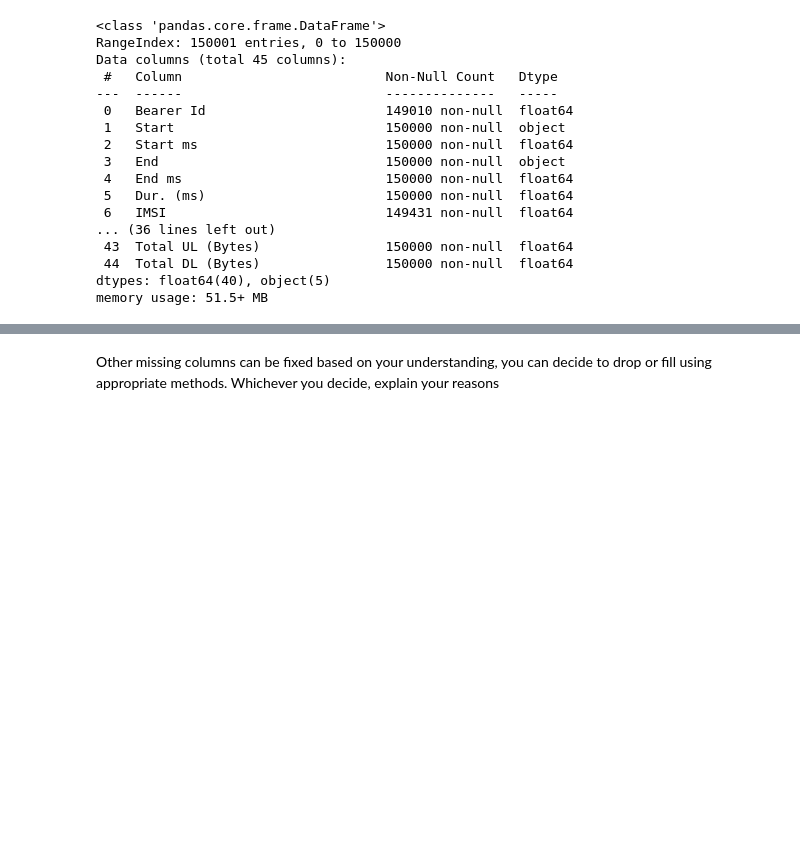
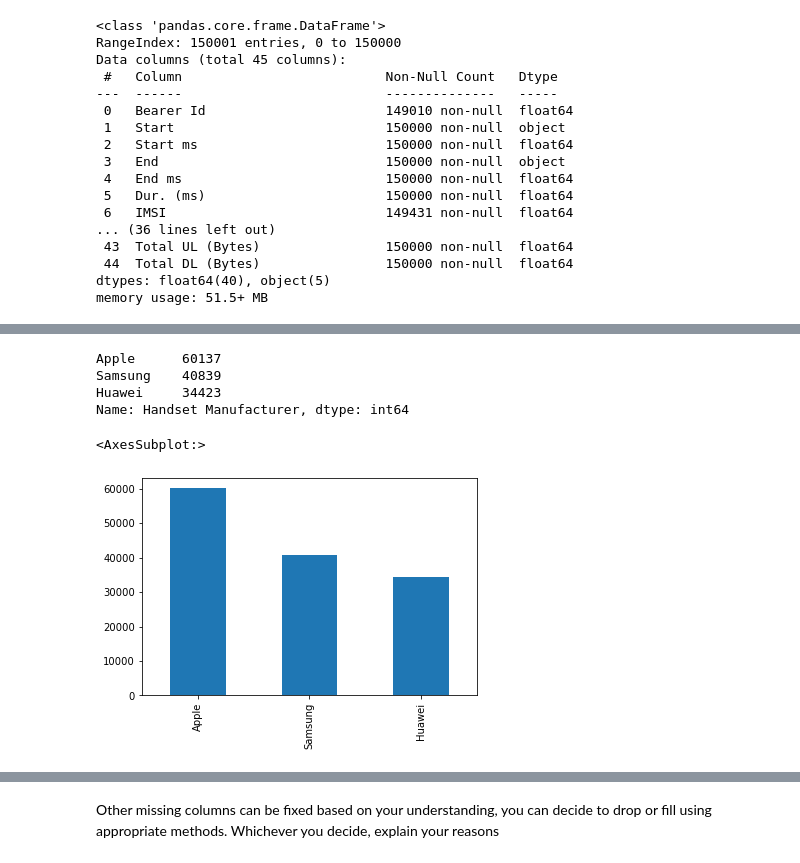
Before and after one commit to Maelaf/Week-1, a Jupyter notebook: notebooks/Data Cleaning, Transforming and Extraction.ipynb, the cells around one changed output, grey strips where cells are left out. Cells and saved outputs as stored; diff of their text form; code cells hidden in the pictures; blank space fills up the shorter version.

```diff
--- a/notebooks/Data Cleaning, Transforming and Extraction.ipynb
+++ b/notebooks/Data Cleaning, Transforming and Extraction.ipynb
@@ -263,0 +251,14 @@ Number of xDR sessions: 149010
+# %%
+#To figure out the top 3 Handset Manufacturers
+Top3_manufacturers = df_clean['Handset Manufacturer'].value_counts().head(3)
+Top3_manufacturers
+# %% [output]
+Apple      60137
+Samsung    40839
+Huawei     34423
+Name: Handset Manufacturer, dtype: int64
+# %%
+Top3_manufacturers.plot.bar()
+# %% [output]
+<AxesSubplot:>
+[figure, added]
```
Also changed, not shown: parts of 37 cells of this notebook.
